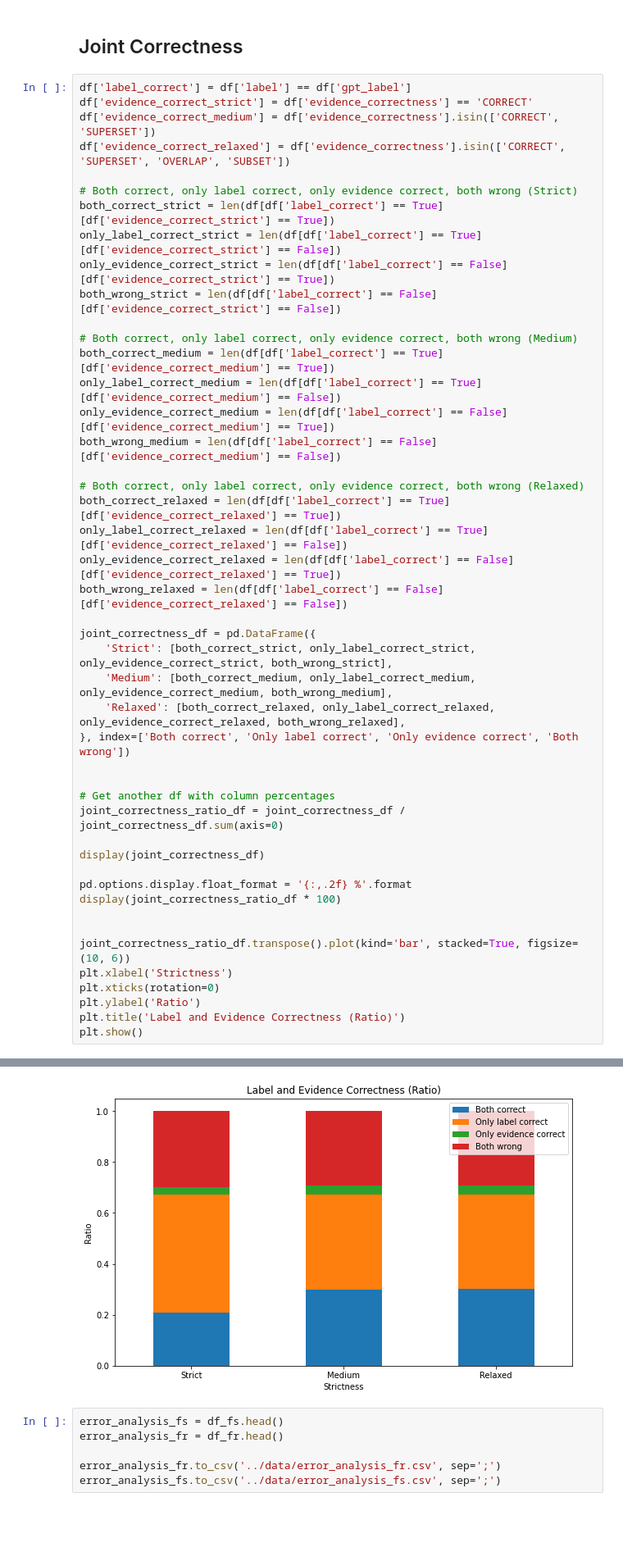
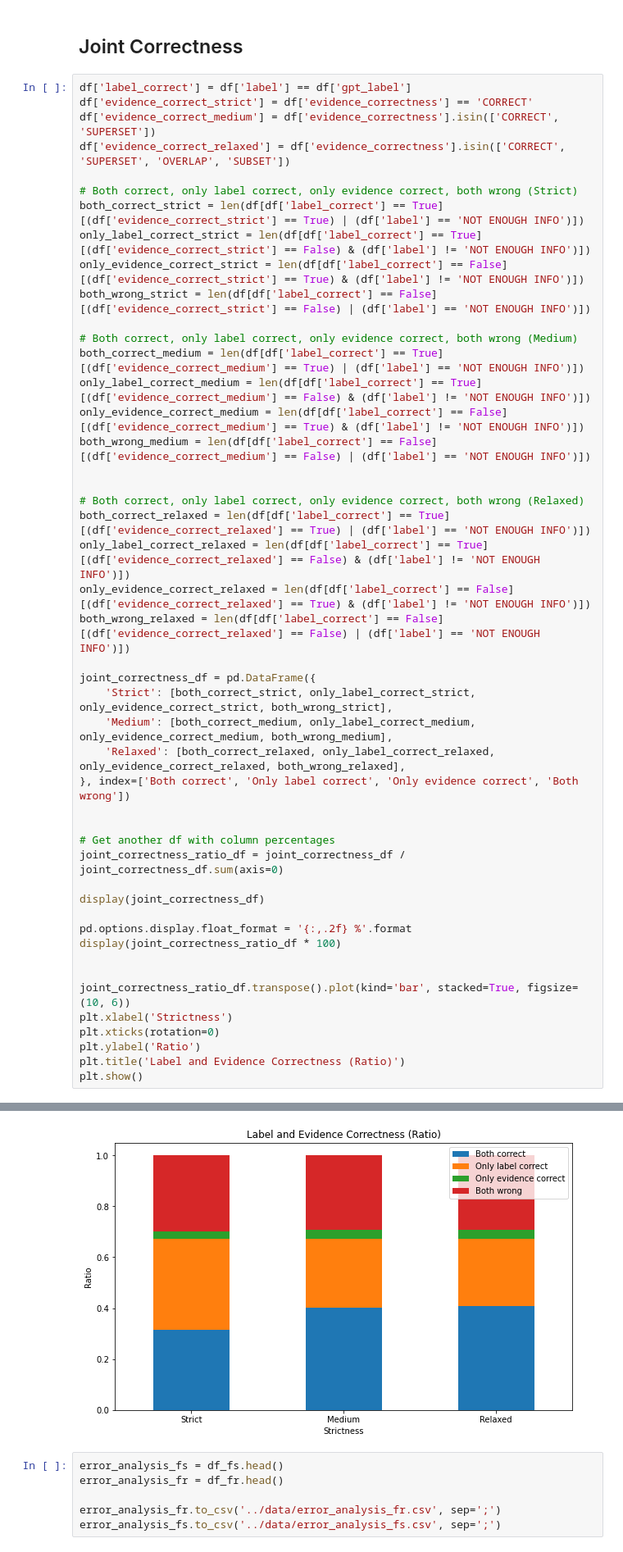
Before and after one commit to afroitz/LLMVER, a Jupyter notebook: notebooks/evaluate.ipynb, the cells around one changed output, grey strips where cells are left out. Shown at 82% size. Cells and saved outputs as stored; diff of their text form; blank space fills up the shorter version.

```diff
--- a/notebooks/evaluate.ipynb
+++ b/notebooks/evaluate.ipynb
@@ -247,22 +254,23 @@ df['evidence_correct_medium'] = df['evidence_correctness'].isin(['CORRECT', 'SUP
 df['evidence_correct_relaxed'] = df['evidence_correctness'].isin(['CORRECT', 'SUPERSET', 'OVERLAP', 'SUBSET'])
 
 # Both correct, only label correct, only evidence correct, both wrong (Strict)
-both_correct_strict = len(df[df['label_correct'] == True][df['evidence_correct_strict'] == True])
-only_label_correct_strict = len(df[df['label_correct'] == True][df['evidence_correct_strict'] == False])
-only_evidence_correct_strict = len(df[df['label_correct'] == False][df['evidence_correct_strict'] == True])
-both_wrong_strict = len(df[df['label_correct'] == False][df['evidence_correct_strict'] == False])
+both_correct_strict = len(df[df['label_correct'] == True][(df['evidence_correct_strict'] == True) | (df['label'] == 'NOT ENOUGH INFO')])
+only_label_correct_strict = len(df[df['label_correct'] == True][(df['evidence_correct_strict'] == False) & (df['label'] != 'NOT ENOUGH INFO')])
+only_evidence_correct_strict = len(df[df['label_correct'] == False][(df['evidence_correct_strict'] == True) & (df['label'] != 'NOT ENOUGH INFO')])
+both_wrong_strict = len(df[df['label_correct'] == False][(df['evidence_correct_strict'] == False) | (df['label'] == 'NOT ENOUGH INFO')])
 
 # Both correct, only label correct, only evidence correct, both wrong (Medium)
-both_correct_medium = len(df[df['label_correct'] == True][df['evidence_correct_medium'] == True])
-only_label_correct_medium = len(df[df['label_correct'] == True][df['evidence_correct_medium'] == False])
-only_evidence_correct_medium = len(df[df['label_correct'] == False][df['evidence_correct_medium'] == True])
-both_wrong_medium = len(df[df['label_correct'] == False][df['evidence_correct_medium'] == False])
+both_correct_medium = len(df[df['label_correct'] == True][(df['evidence_correct_medium'] == True) | (df['label'] == 'NOT ENOUGH INFO')])
+only_label_correct_medium = len(df[df['label_correct'] == True][(df['evidence_correct_medium'] == False) & (df['label'] != 'NOT ENOUGH INFO')])
+only_evidence_correct_medium = len(df[df['label_correct'] == False][(df['evidence_correct_medium'] == True) & (df['label'] != 'NOT ENOUGH INFO')])
+both_wrong_medium = len(df[df['label_correct'] == False][(df['evidence_correct_medium'] == False) | (df['label'] == 'NOT ENOUGH INFO')])
+
 
 # Both correct, only label correct, only evidence correct, both wrong (Relaxed)
-both_correct_relaxed = len(df[df['label_correct'] == True][df['evidence_correct_relaxed'] == True])
-only_label_correct_relaxed = len(df[df['label_correct'] == True][df['evidence_correct_relaxed'] == False])
-only_evidence_correct_relaxed = len(df[df['label_correct'] == False][df['evidence_correct_relaxed'] == True])
-both_wrong_relaxed = len(df[df['label_correct'] == False][df['evidence_correct_relaxed'] == False])
+both_correct_relaxed = len(df[df['label_correct'] == True][(df['evidence_correct_relaxed'] == True) | (df['label'] == 'NOT ENOUGH INFO')])
+only_label_correct_relaxed = len(df[df['label_correct'] == True][(df['evidence_correct_relaxed'] == False) & (df['label'] != 'NOT ENOUGH INFO')])
+only_evidence_correct_relaxed = len(df[df['label_correct'] == False][(df['evidence_correct_relaxed'] == True) & (df['label'] != 'NOT ENOUGH INFO')])
+both_wrong_relaxed = len(df[df['label_correct'] == False][(df['evidence_correct_relaxed'] == False) | (df['label'] == 'NOT ENOUGH INFO')])
 
 joint_correctness_df = pd.DataFrame({
     'Strict': [both_correct_strict, only_label_correct_strict, only_evidence_correct_strict, both_wrong_strict],
@@ -298,6 +306,6 @@ plt.show()
 | Only evidence correct | 2.80 % | 3.73 % | 3.73 % |
 | Both wrong | 30.02 % | 29.09 % | 29.09 % |
-[figure, old version]
+[figure, new version]
 # %%
 error_analysis_fs = df_fs.head()
 error_analysis_fr = df_fr.head()
```
Also changed, not shown: parts of 4 cells of this notebook, 7 other files.
